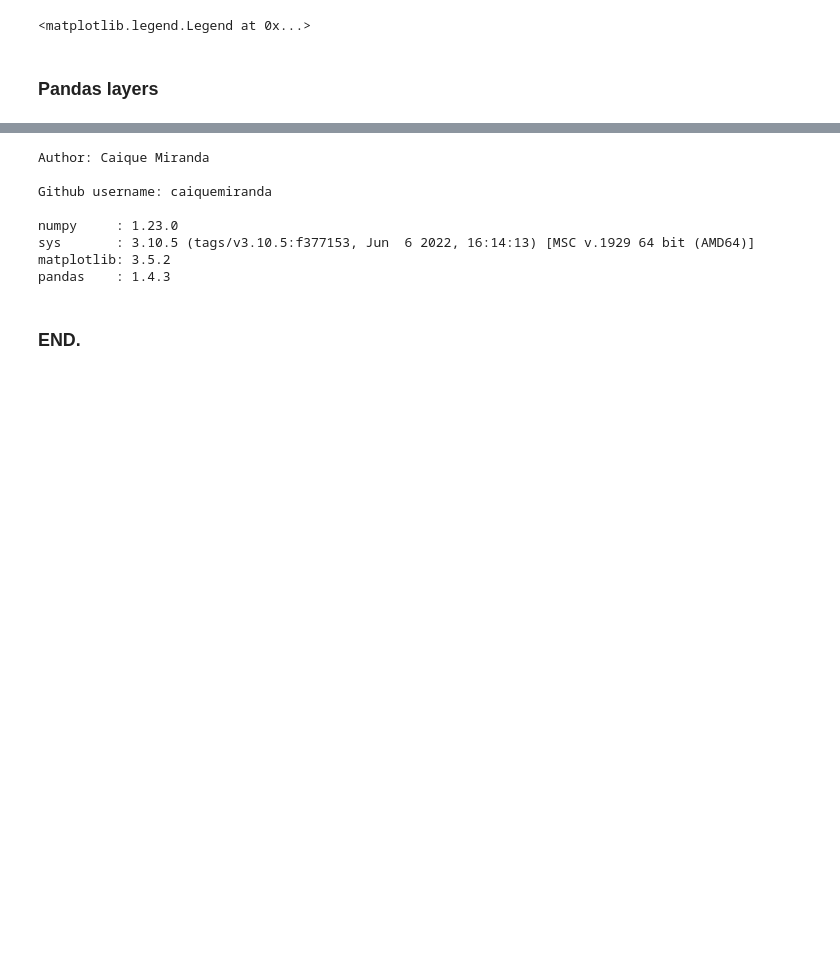
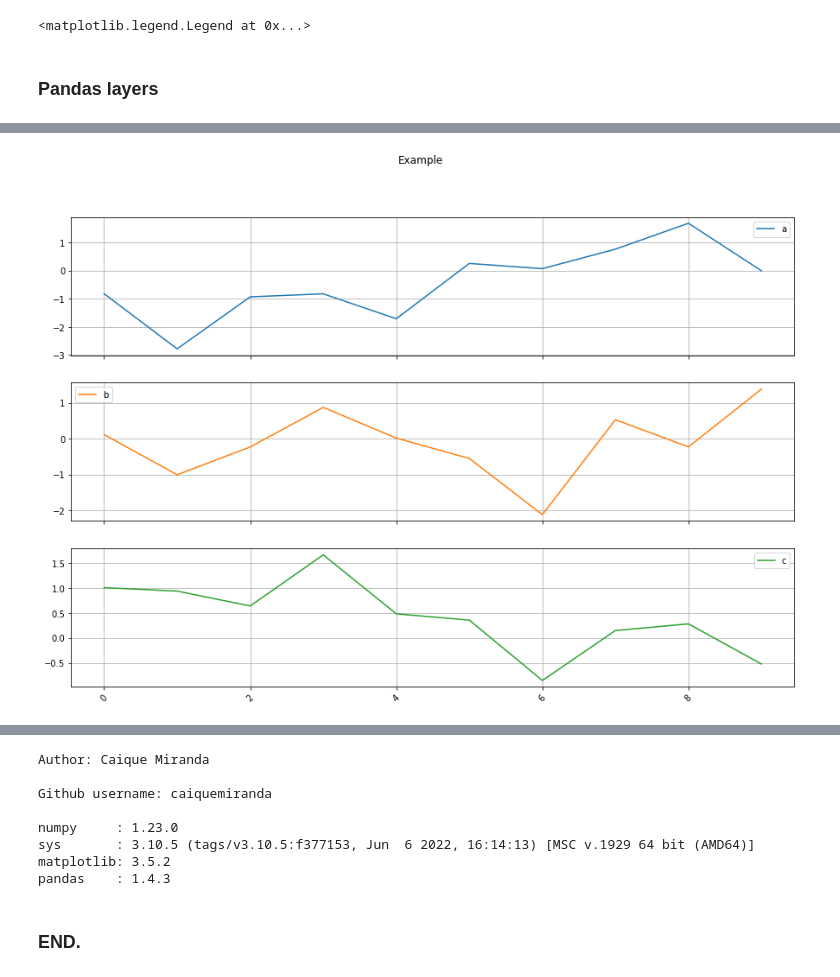
Before and after one commit to caiquemiranda/python-econometrics, a Jupyter notebook: 04-Visual-illustrations.ipynb, the cells around one changed output, grey strips where cells are left out. Cells and saved outputs as stored; diff of their text form; code cells hidden in the pictures; blank space fills up the shorter version.

```diff
--- a/04-Visual-illustrations.ipynb
+++ b/04-Visual-illustrations.ipynb
@@ -327,0 +395,12 @@ fig.savefig("data/sinewave.pdf")
+# %%
+# Separated line plots
+
+df.plot(grid=True,
+        rot=45,
+        subplots=True,
+        title="Example",
+        figsize=(15, 10))
+
+plt.savefig("data/pandas.pdf")
+# %% [output]
+[figure, added]
```
Also changed, not shown: parts of 17 cells of this notebook, 18 other files.
